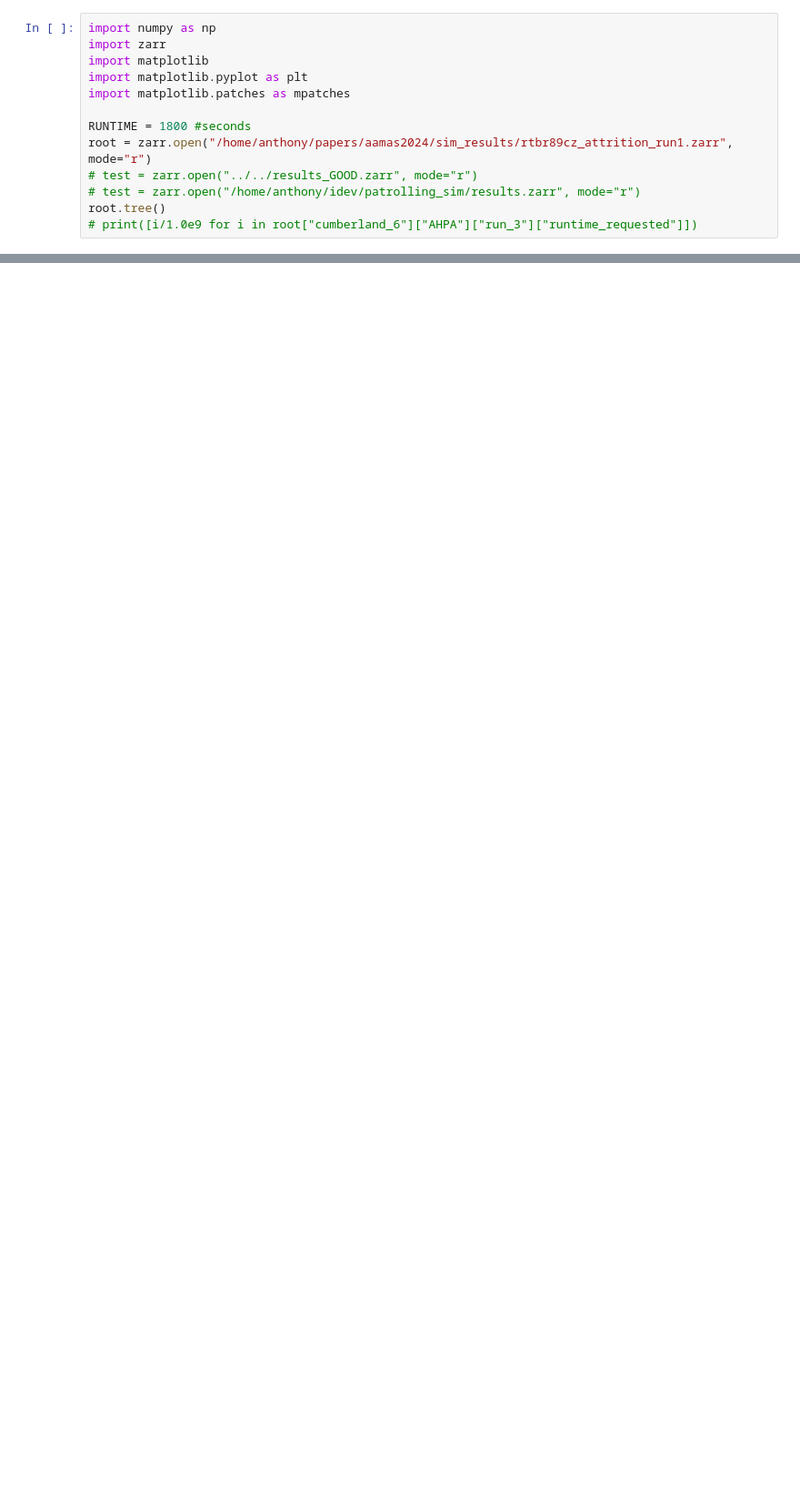
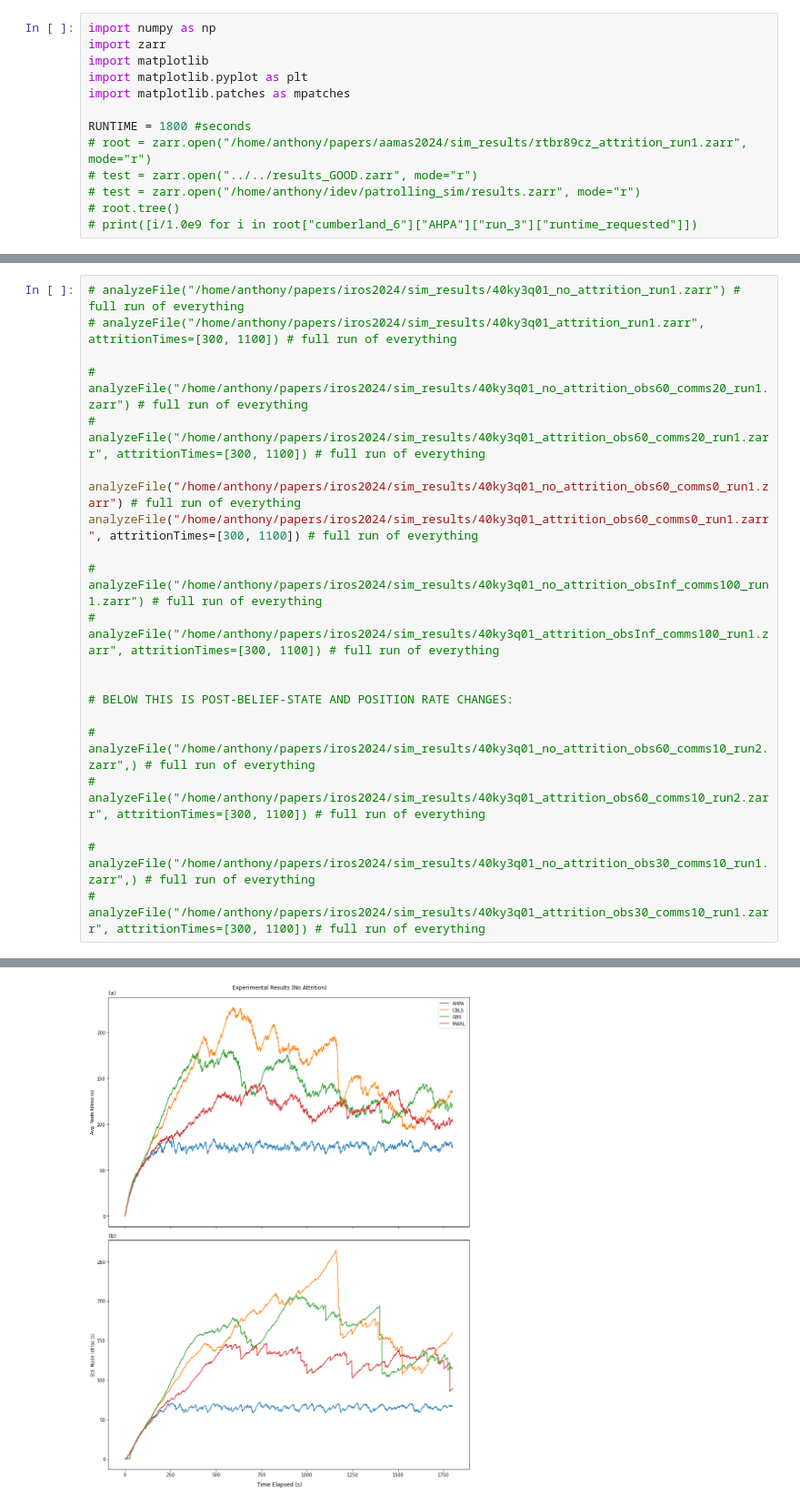
Before and after one commit to NU-IDEAS-Lab/patrolling_sim, a Jupyter notebook: src/patrol_algorithms_ahpa/data-analysis copy.ipynb, the cells around one changed output, grey strips where cells are left out. Shown: that part at 91% size. Cells and saved outputs as stored; diff of their text form; blank space fills up the shorter version.

```diff
--- a/src/patrol_algorithms_ahpa/data-analysis copy.ipynb
+++ b/src/patrol_algorithms_ahpa/data-analysis copy.ipynb
@@ -6,8 +6,8 @@ import matplotlib.pyplot as plt
 import matplotlib.patches as mpatches
 
 RUNTIME = 1800 #seconds
-root = zarr.open("/home/anthony/papers/aamas2024/sim_results/rtbr89cz_attrition_run1.zarr", mode="r")
+# root = zarr.open("/home/anthony/papers/aamas2024/sim_results/rtbr89cz_attrition_run1.zarr", mode="r")
 # test = zarr.open("../../results_GOOD.zarr", mode="r")
 # test = zarr.open("/home/anthony/idev/patrolling_sim/results.zarr", mode="r")
-root.tree()
+# root.tree()
 # print([i/1.0e9 for i in root["cumberland_6"]["AHPA"]["run_3"]["runtime_requested"]])
@@ -238,0 +197,22 @@ Run /cumberland_6/MARL/run_3 has worst final average idleness: 166.491554975425
+# %%
+# analyzeFile("/home/anthony/papers/iros2024/sim_results/40ky3q01_no_attrition_run1.zarr") # full run of everything
+# analyzeFile("/home/anthony/papers/iros2024/sim_results/40ky3q01_attrition_run1.zarr", attritionTimes=[300, 1100]) # full run of everything
+
+# analyzeFile("/home/anthony/papers/iros2024/sim_results/40ky3q01_no_attrition_obs60_comms20_run1.zarr") # full run of everything
+# analyzeFile("/home/anthony/papers/iros2024/sim_results/40ky3q01_attrition_obs60_comms20_run1.zarr", attritionTimes=[300, 1100]) # full run of everything
+
+analyzeFile("/home/anthony/papers/iros2024/sim_results/40ky3q01_no_attrition_obs60_comms0_run1.zarr") # full run of everything
+analyzeFile("/home/anthony/papers/iros2024/sim_results/40ky3q01_attrition_obs60_comms0_run1.zarr", attritionTimes=[300, 1100]) # full run of everything
+
+# analyzeFile("/home/anthony/papers/iros2024/sim_results/40ky3q01_no_attrition_obsInf_comms100_run1.zarr") # full run of everything
+# analyzeFile("/home/anthony/papers/iros2024/sim_results/40ky3q01_attrition_obsInf_comms100_run1.zarr", attritionTimes=[300, 1100]) # full run of everything
+
+
+# BELOW THIS IS POST-BELIEF-STATE AND POSITION RATE CHANGES:
+
+# analyzeFile("/home/anthony/papers/iros2024/sim_results/40ky3q01_no_attrition_obs60_comms10_run2.zarr",) # full run of everything
+# analyzeFile("/home/anthony/papers/iros2024/sim_results/40ky3q01_attrition_obs60_comms10_run2.zarr", attritionTimes=[300, 1100]) # full run of everything
+
+# analyzeFile("/home/anthony/papers/iros2024/sim_results/40ky3q01_no_attrition_obs30_comms10_run1.zarr",) # full run of everything
+# analyzeFile("/home/anthony/papers/iros2024/sim_results/40ky3q01_attrition_obs30_comms10_run1.zarr", attritionTimes=[300, 1100]) # full run of everything
+# %% [output]
@@ -238,0 +236 @@ Run /cumberland_6/MARL/run_3 has worst final average idleness: 166.491554975425
+[figure, added]
```
Also changed, not shown: parts of 3 cells of this notebook, 13 other files.
